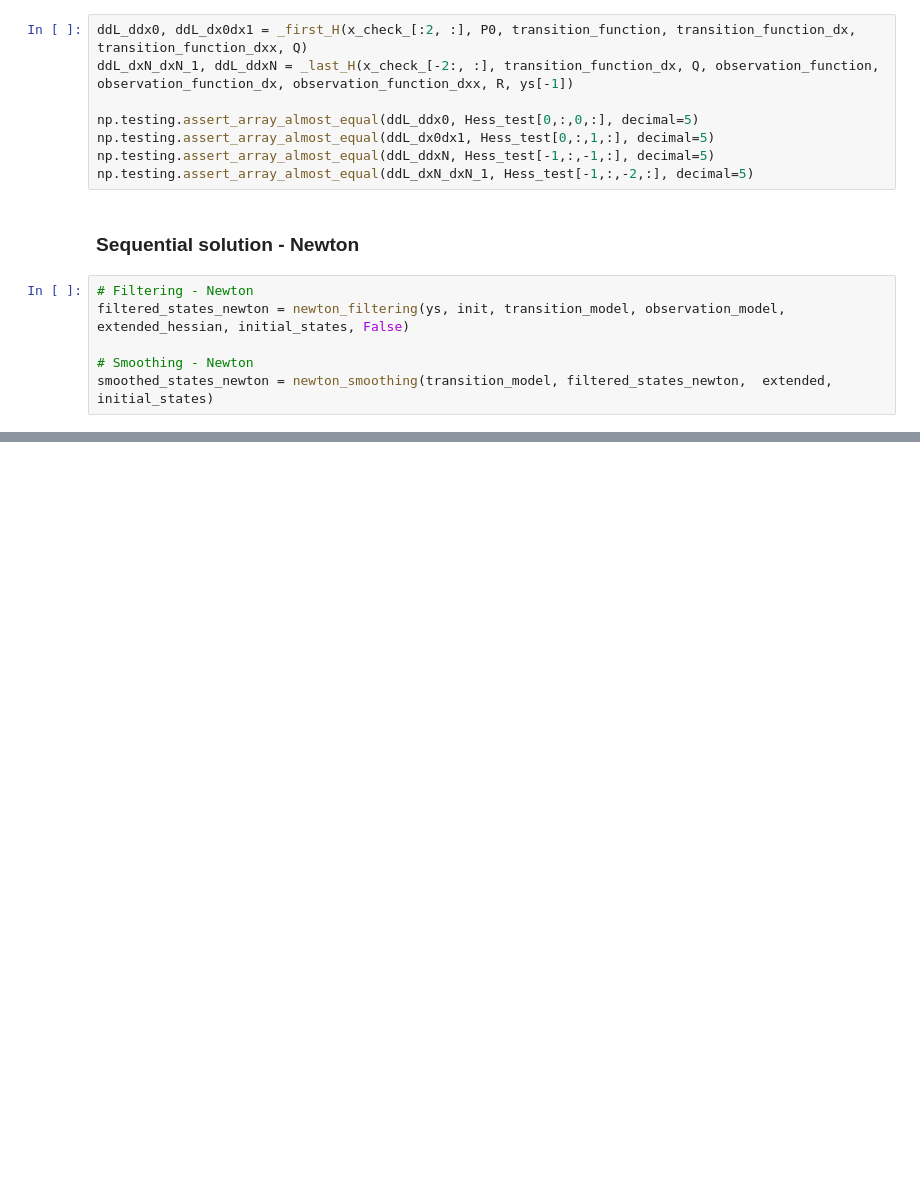
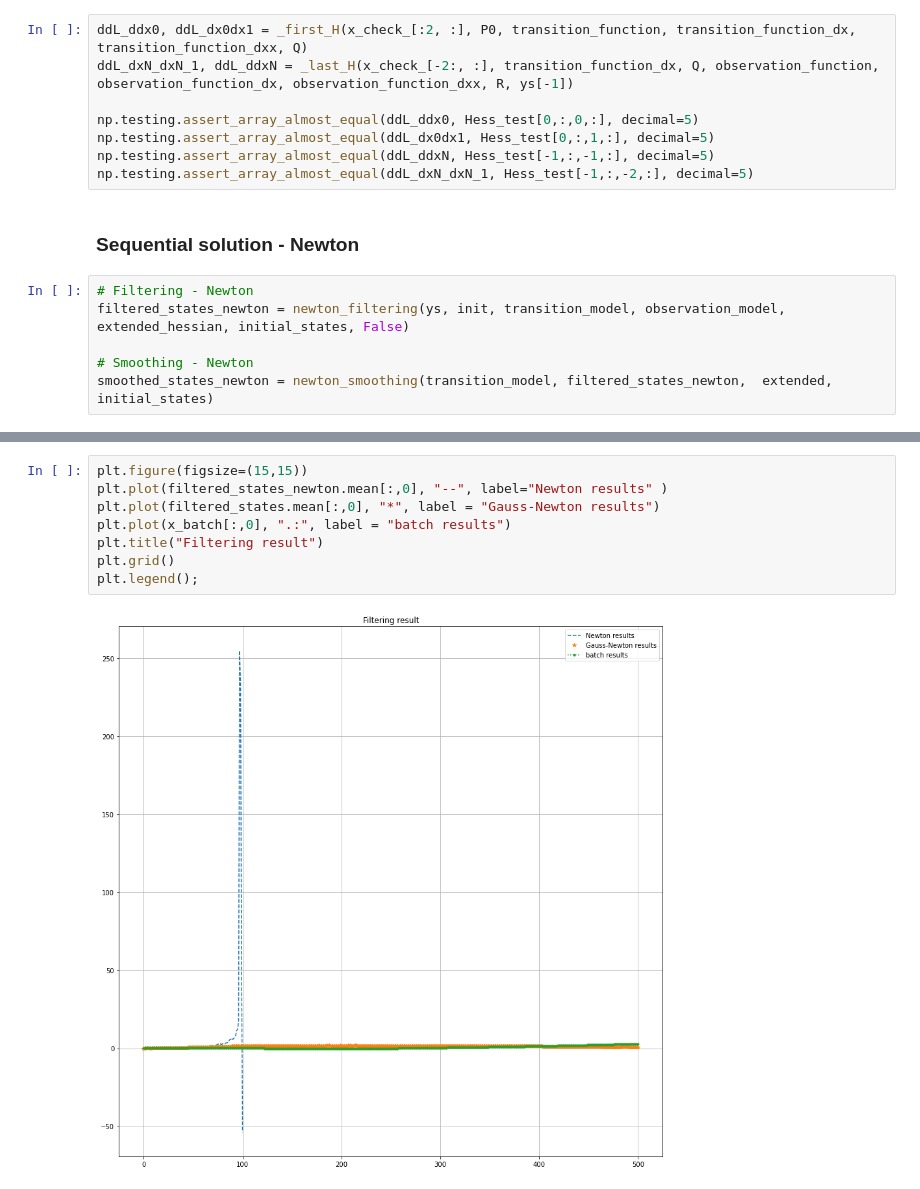
Before and after one commit to hanyas/second-order-smoothers, a Jupyter notebook: notebooks/NewtonFiltering_example2.ipynb, the cells around one changed output, grey strips where cells are left out. Cells and saved outputs as stored; diff of their text form; blank space fills up the shorter version.

```diff
--- a/notebooks/NewtonFiltering_example2.ipynb
+++ b/notebooks/NewtonFiltering_example2.ipynb
@@ -290,0 +308,10 @@ plt.legend();
+# %%
+plt.figure(figsize=(15,15))
+plt.plot(filtered_states_newton.mean[:,0], "--", label="Newton results" )
+plt.plot(filtered_states.mean[:,0], "*", label = "Gauss-Newton results")
+plt.plot(x_batch[:,0], ".:", label = "batch results")
+plt.title("Filtering result")
+plt.grid()
+plt.legend();
+# %% [output]
+[figure, added]
```
Also changed, not shown: parts of 5 cells of this notebook.
